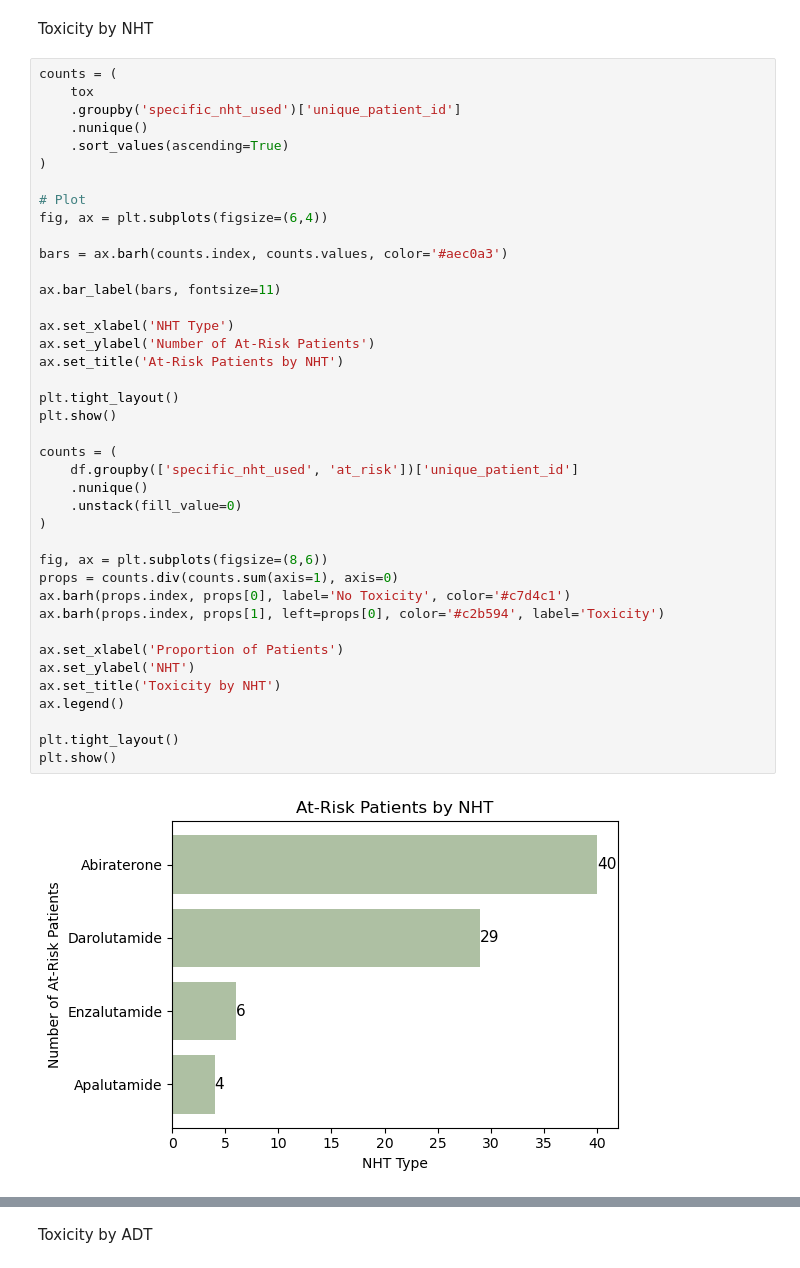
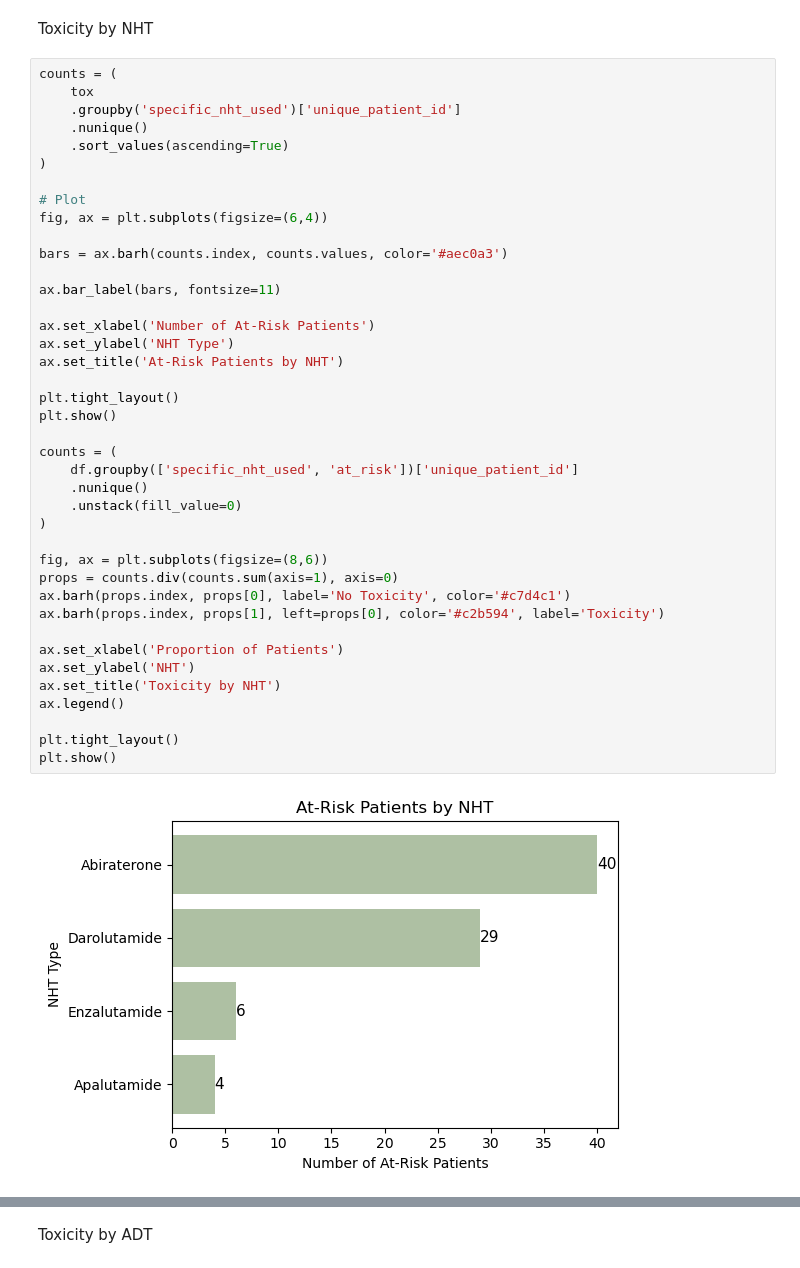
Before and after one commit to kstatham402/170A_Capstone_Project, a Jupyter notebook: notebooks/descriptive_visuals.ipynb, the cells around one changed output, grey strips where cells are left out. Saved outputs shown, nothing was run; the diff lists cells and outputs as text.

```diff
--- a/notebooks/descriptive_visuals.ipynb
+++ b/notebooks/descriptive_visuals.ipynb
@@ -356,36 +356,36 @@ counts = (
 fig, ax = plt.subplots(figsize=(6,4))
 
 bars = ax.barh(counts.index, counts.values, color='#aec0a3')
 
 ax.bar_label(bars, fontsize=11)
 
-ax.set_xlabel('NHT Type')
-ax.set_ylabel('Number of At-Risk Patients')
+ax.set_xlabel('Number of At-Risk Patients')
+ax.set_ylabel('NHT Type')
 ax.set_title('At-Risk Patients by NHT')
 
 plt.tight_layout()
 plt.show()
 
 counts = (
     df.groupby(['specific_nht_used', 'at_risk'])['unique_patient_id']
     .nunique()
     .unstack(fill_value=0)
 )
 
 fig, ax = plt.subplots(figsize=(8,6))
 props = counts.div(counts.sum(axis=1), axis=0)
 ax.barh(props.index, props[0], label='No Toxicity', color='#c7d4c1')
 ax.barh(props.index, props[1], left=props[0], color='#c2b594', label='Toxicity')
 
 ax.set_xlabel('Proportion of Patients')
 ax.set_ylabel('NHT')
 ax.set_title('Toxicity by NHT')
 ax.legend()
 
 plt.tight_layout()
 plt.show()
 # %% [output]
-[figure, old version]
+[figure, new version]
 [figure]
 # %% [markdown]
 Toxicity by ADT
```
Also changed, not shown: parts of 2 cells of this notebook.
